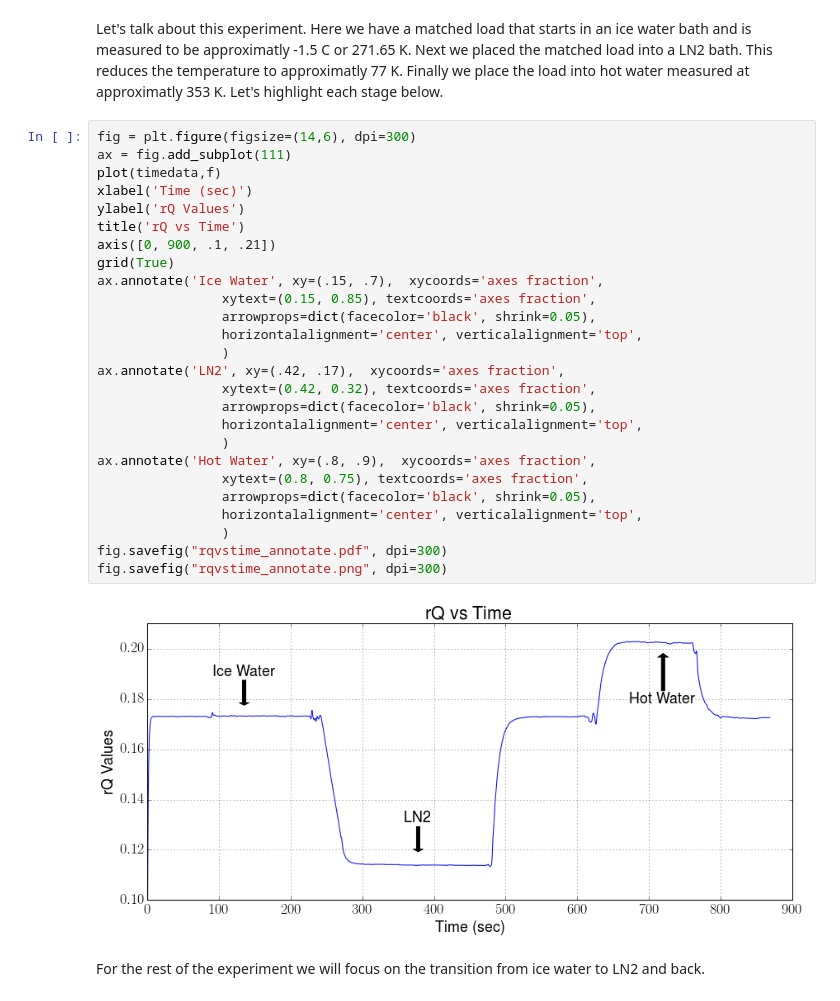
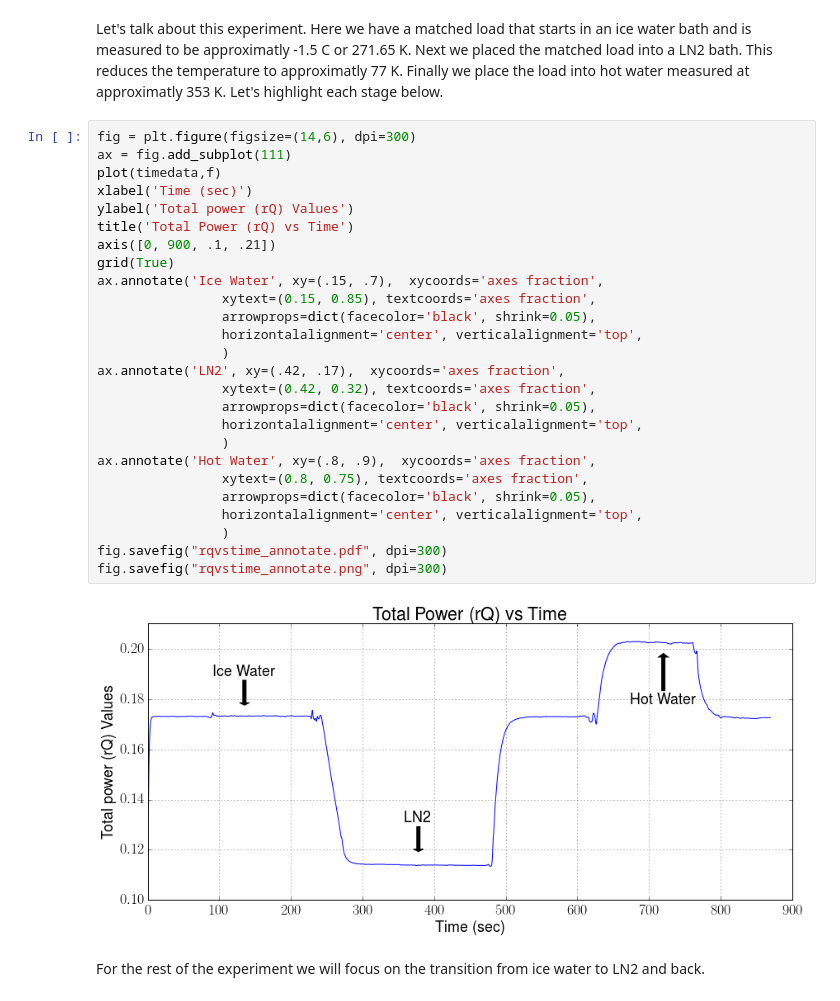
Before and after one commit to matgyver/Radiometer-SDR-Thesis, a Jupyter notebook: Experiments/Exp1/radiometer_experiment_1.ipynb, the cells around one changed output. Saved outputs shown, nothing was run; the diff lists cells and outputs as text.

```diff
--- a/Experiments/Exp1/radiometer_experiment_1.ipynb
+++ b/Experiments/Exp1/radiometer_experiment_1.ipynb
@@ -118,31 +118,31 @@ Let's talk about this experiment.  Here we have a matched load that starts in an
 # %%
 fig = plt.figure(figsize=(14,6), dpi=300)
 ax = fig.add_subplot(111)
 plot(timedata,f)
 xlabel('Time (sec)')
-ylabel('rQ Values')
-title('rQ vs Time')
+ylabel('Total power (rQ) Values')
+title('Total Power (rQ) vs Time')
 axis([0, 900, .1, .21])
 grid(True)
 ax.annotate('Ice Water', xy=(.15, .7),  xycoords='axes fraction',
                 xytext=(0.15, 0.85), textcoords='axes fraction',
                 arrowprops=dict(facecolor='black', shrink=0.05),
                 horizontalalignment='center', verticalalignment='top',
                 )
 ax.annotate('LN2', xy=(.42, .17),  xycoords='axes fraction',
                 xytext=(0.42, 0.32), textcoords='axes fraction',
                 arrowprops=dict(facecolor='black', shrink=0.05),
                 horizontalalignment='center', verticalalignment='top',
                 )
 ax.annotate('Hot Water', xy=(.8, .9),  xycoords='axes fraction',
                 xytext=(0.8, 0.75), textcoords='axes fraction',
                 arrowprops=dict(facecolor='black', shrink=0.05),
                 horizontalalignment='center', verticalalignment='top',
                 )
 fig.savefig("rqvstime_annotate.pdf", dpi=300)
 fig.savefig("rqvstime_annotate.png", dpi=300)
 # %% [output]
-[figure, old version]
+[figure, new version]
 # %% [markdown]
 For the rest of the experiment we will focus on the transition from ice water to LN2 and back.
 # %% [markdown]
```
Also changed, not shown: parts of 8 cells of this notebook, 24 other files.
